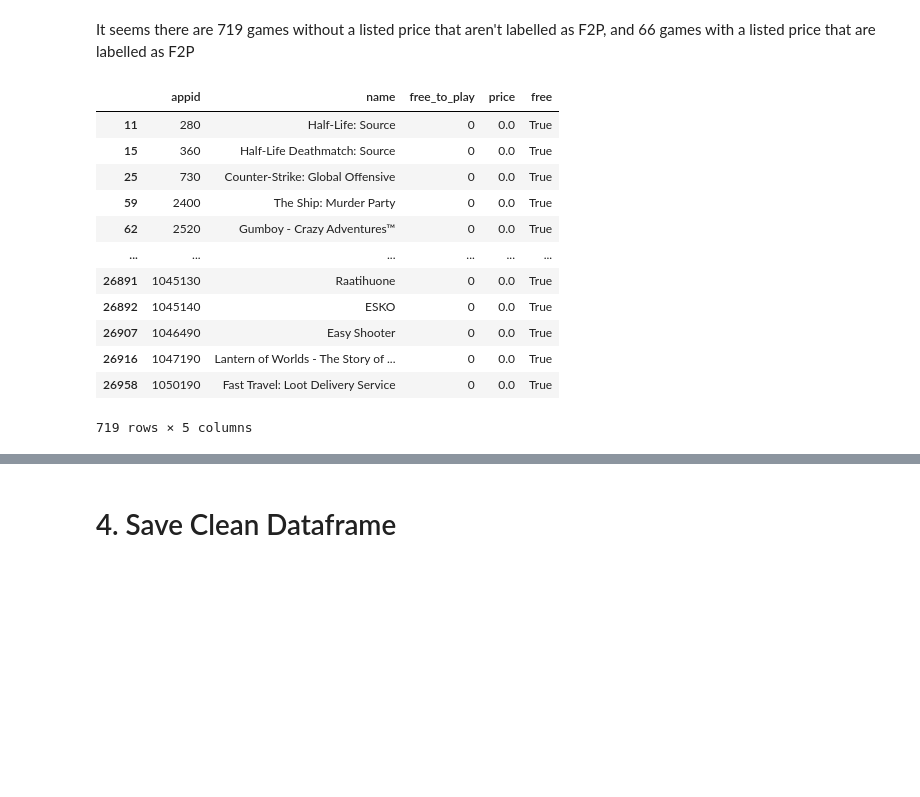
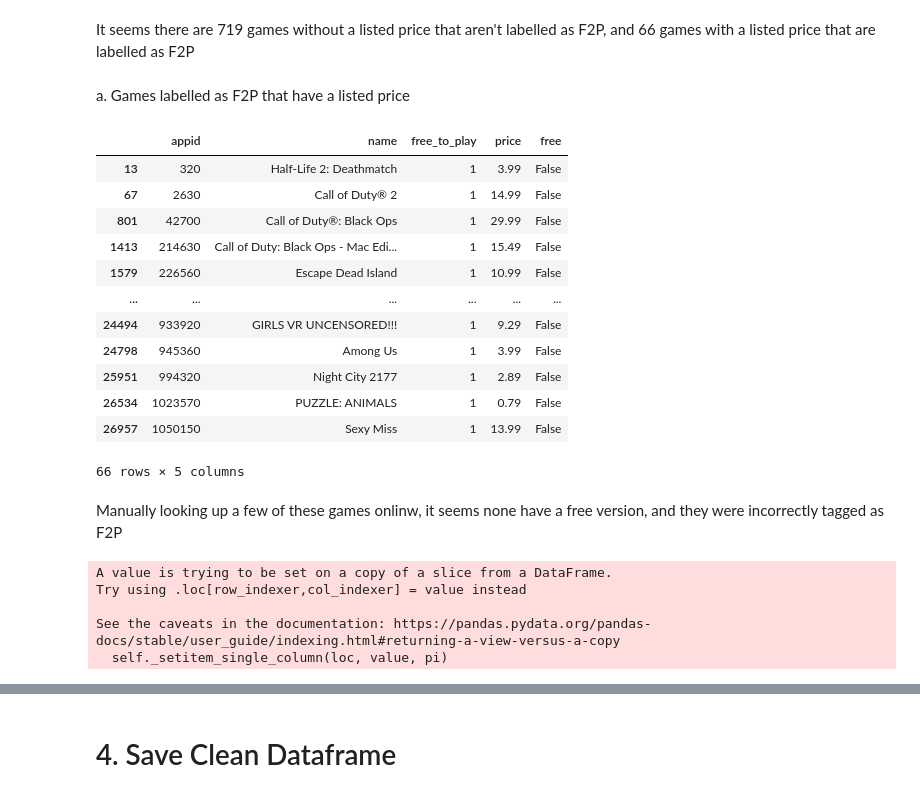
Before and after one commit to divzueri/Springboard, a Jupyter notebook: Capstone2/notebooks/2_Data_Wrangling.ipynb, the cells around one changed output, grey strips where cells are left out. Cells and saved outputs as stored; diff of their text form; code cells hidden in the pictures; blank space fills up the shorter version.

```diff
--- a/Capstone2/notebooks/2_Data_Wrangling.ipynb
+++ b/Capstone2/notebooks/2_Data_Wrangling.ipynb
@@ -935,4 +960,9 @@ Index(['appid', 'name', 'release_date', 'developer', 'publisher', 'platforms',
 # %% [markdown]
 Confirm games listed without a price appropriately have the 'free_to_play' tag
 # %%
+# Create a boolean series indicating whether the game has a listed price
 price_bool = steam_df['price']==0
+# Create a separate df only extracting price and F2P status
+price_df = steam_df[['appid','name','free_to_play', 'price']]
+#Add column with price_bool values
+price_df['free'] = price_bool
@@ -966,19 +992,24 @@ free_to_play  free
 dtype: int64
 # %% [markdown]
 It seems there are 719 games without a listed price that aren't labelled as F2P, and 66 games with a listed price that are labelled as F2P
-# %%
-free_df.loc[(free_df['free_to_play']==0) & (free_df['free']==True)]
-# %% [output]
-|  | appid | name | free_to_play | price | free |
-| 11 | 280 | Half-Life: Source | 0 | 0.0 | True |
-| 15 | 360 | Half-Life Deathmatch: Source | 0 | 0.0 | True |
-| 25 | 730 | Counter-Strike: Global Offensive | 0 | 0.0 | True |
-| 59 | 2400 | The Ship: Murder Party | 0 | 0.0 | True |
-| 62 | 2520 | Gumboy - Crazy Adventures™ | 0 | 0.0 | True |
-| ... | ... | ... | ... | ... | ... |
-| 26891 | 1045130 | Raatihuone | 0 | 0.0 | True |
-| 26892 | 1045140 | ESKO | 0 | 0.0 | True |
-| 26907 | 1046490 | Easy Shooter | 0 | 0.0 | True |
-| 26916 | 1047190 | Lantern of Worlds - The Story of ... | 0 | 0.0 | True |
-| 26958 | 1050190 | Fast Travel: Loot Delivery Service | 0 | 0.0 | True |
-719 rows × 5 columns
+# %% [markdown]
+a. Games labelled as F2P that have a listed price
+# %%
+# View games that are tagged as F2P but have a listed price
+price_df.loc[(price_df['free_to_play']!=0) & (price_df['free']==False)]
+# %% [output]
+|  | appid | name | free_to_play | price | free |
+| 13 | 320 | Half-Life 2: Deathmatch | 1 | 3.99 | False |
+| 67 | 2630 | Call of Duty® 2 | 1 | 14.99 | False |
+| 801 | 42700 | Call of Duty®: Black Ops | 1 | 29.99 | False |
+| 1413 | 214630 | Call of Duty: Black Ops - Mac Edi... | 1 | 15.49 | False |
+| 1579 | 226560 | Escape Dead Island | 1 | 10.99 | False |
+| ... | ... | ... | ... | ... | ... |
+| 24494 | 933920 | GIRLS VR UNCENSORED!!! | 1 | 9.29 | False |
+| 24798 | 945360 | Among Us | 1 | 3.99 | False |
+| 25951 | 994320 | Night City 2177 | 1 | 2.89 | False |
+| 26534 | 1023570 | PUZZLE: ANIMALS | 1 | 0.79 | False |
+| 26957 | 1050150 | Sexy Miss | 1 | 13.99 | False |
+66 rows × 5 columns
+# %% [markdown]
+Manually looking up a few of these games onlinw, it seems none have a free version, and they were incorrectly tagged as F2P
@@ -984,0 +1020,10 @@ free_df.loc[(free_df['free_to_play']==0) & (free_df['free']==True)]
+# %%
+# Change tag of incorrect F2P back to paid
+steam_df.loc[steam_df.appid.isin(free_to_paid), 'free_to_play'] = 0
+price_df.loc[price_df.appid.isin(free_to_paid), 'free_to_play'] = 0
+# %% [output]
+A value is trying to be set on a copy of a slice from a DataFrame.
+Try using .loc[row_indexer,col_indexer] = value instead
+
+See the caveats in the documentation: https://pandas.pydata.org/pandas-docs/stable/user_guide/indexing.html#returning-a-view-versus-a-copy
+  self._setitem_single_column(loc, value, pi)
```
Also changed, not shown: parts of 34 cells of this notebook.
